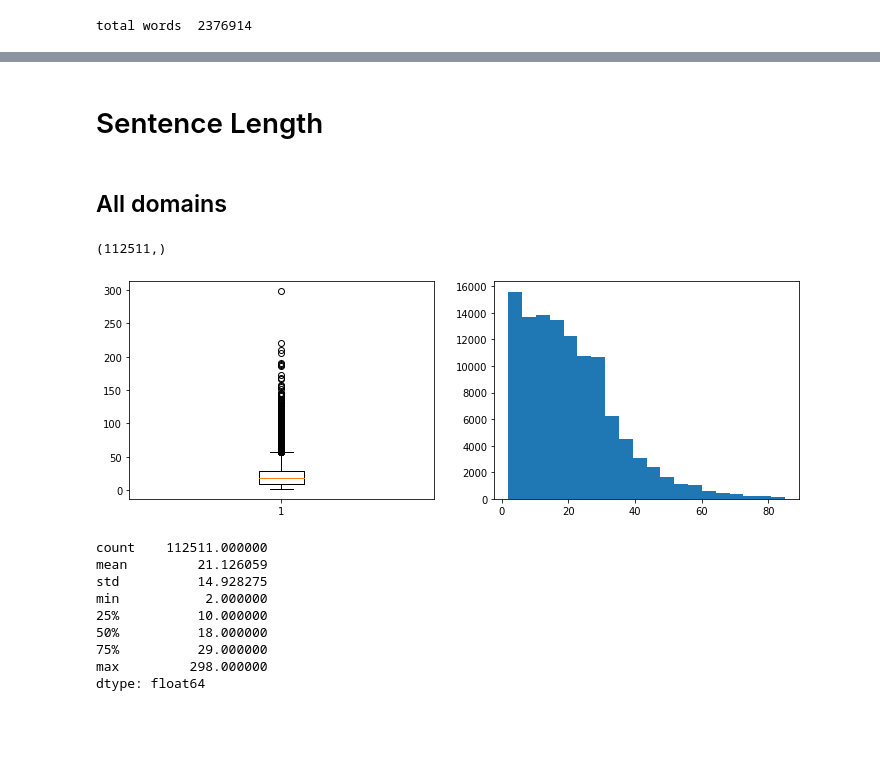
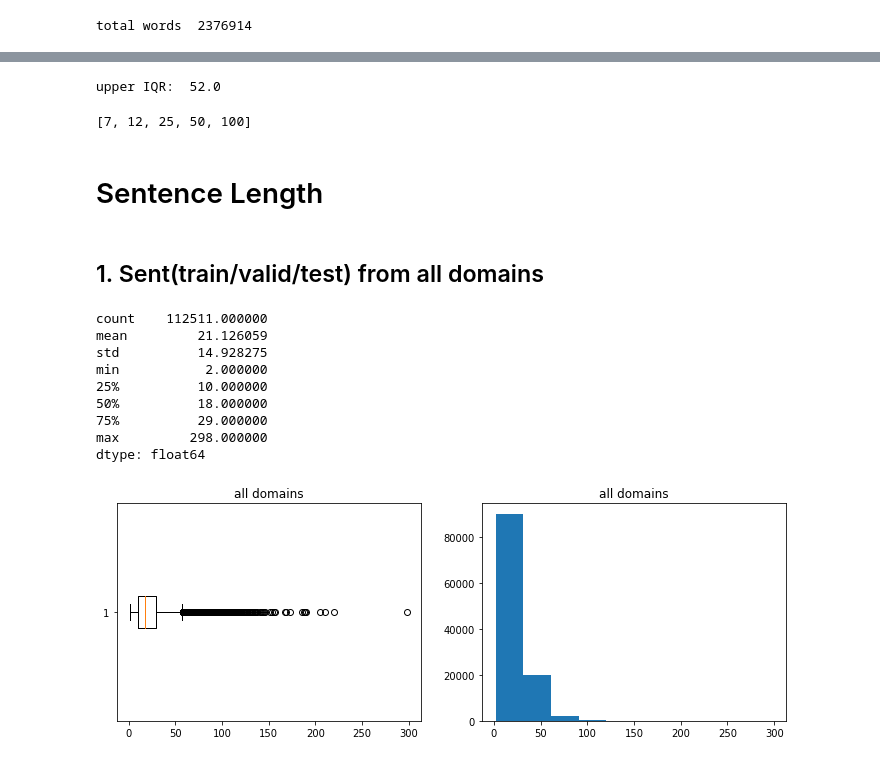
Before and after one commit to ixiaopan/NER_Tagger, a Jupyter notebook: corpus_profile.ipynb, the cells around one changed output, grey strips where cells are left out. Cells and saved outputs as stored; diff of their text form; code cells hidden in the pictures; blank space fills up the shorter version.

```diff
--- a/corpus_profile.ipynb
+++ b/corpus_profile.ipynb
@@ -26,6 +26,27 @@ def load_sentences(domain='pool', data_type=['train', 'test', 'valid']):
     sents.columns = ['sentence']
     return sents
 
+
+
+def cal_sent_len(domain='pool', sub_dataset=['train', 'valid', 'test']):
+    sents = load_sentences(domain, sub_dataset)
+    sent_len_all_domain = pd.Series([ len( sent.split() ) for sent in sents['sentence'] ])
+    return sent_len_all_domain
+
+
+
+from wordcloud import WordCloud
+
+def plot_word_cloud(text, size=(8, 8)):
+    wordcloud = WordCloud(
+        background_color = 'white',
+        random_state = 42
+    ).generate(text)
+
+    plt.figure( figsize=size )
+    plt.imshow(wordcloud)
+    plt.axis("off")
+    plt.show()
 
 
 def cal_top_words(words, freqs, n=100, rare=False):
@@ -120,30 +153,41 @@ dtype: float64
+# %%
+print('upper IQR: ', (25 - 7) * 1.5 + 25)
+# %% [output]
+upper IQR:  52.0
+# %%
+
+print([7, 12, 25, 50, 100])
+# %% [output]
+[7, 12, 25, 50, 100]
 # %% [markdown]
 # Sentence Length
-# %% [markdown]
-## All domains
-# %%
-sents_all_domain = load_sentences('pool', ['train', 'valid', 'test'])
-
-sent_len_all_domain = pd.Series([ len( sent.split() ) for sent in sents_all_domain['sentence'] ])
-
-sent_len_all_domain.shape
-# %% [output]
-(112511,)
+# %% [markdown]
+## 1. Sent(train/valid/test) from all domains
+# %%
+sent_len_all_domain = cal_sent_len('pool', ['train', 'valid', 'test'])
+
+sent_len_all_domain.describe()
+# %% [output]
+count    112511.000000
+mean         21.126059
+std          14.928275
+min           2.000000
+25%          10.000000
+50%          18.000000
+75%          29.000000
+max         298.000000
+dtype: float64
 # %%
+
 fig, ax = plt.subplots(1, 2, figsize=(12, 4))
-ax[0].boxplot(x=sent_len_all_domain)
-ax[1].hist(x=sent_len_all_domain[sent_len_all_domain<86], bins=20)
+
+ax[0].boxplot(x=sent_len_all_domain, vert=False)
+ax[0].set_title('all domains')
+
+# ax[1].hist(x=sent_len_all_domain[ sent_len_all_domain < 10], bins=20)
+ax[1].hist(x=sent_len_all_domain)
+ax[1].set_title('all domains')
+
 plt.show()
-
-sent_len_all_domain.describe()
 # %% [output]
-[figure, old version]
+[figure, new version]
-count    112511.000000
-mean         21.126059
-std          14.928275
-min           2.000000
-25%          10.000000
-50%          18.000000
-75%          29.000000
-max         298.000000
-dtype: float64
```
Also changed, not shown: parts of 35 cells of this notebook, 3 other files.
